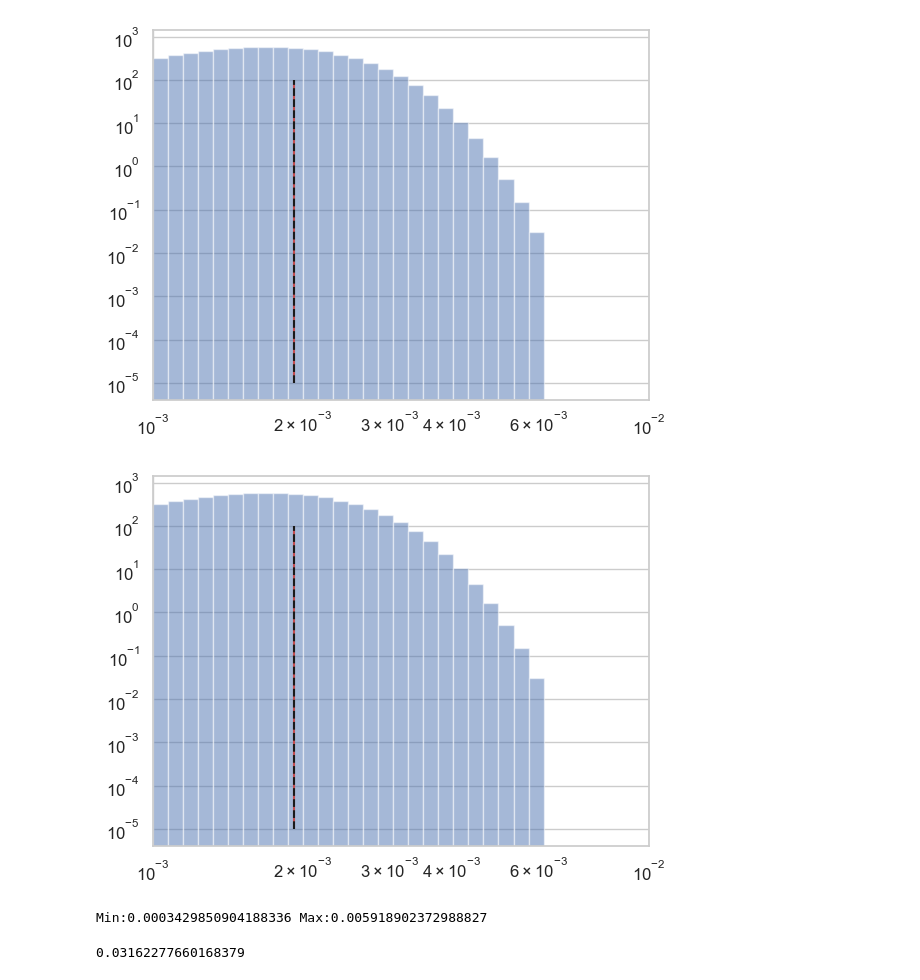
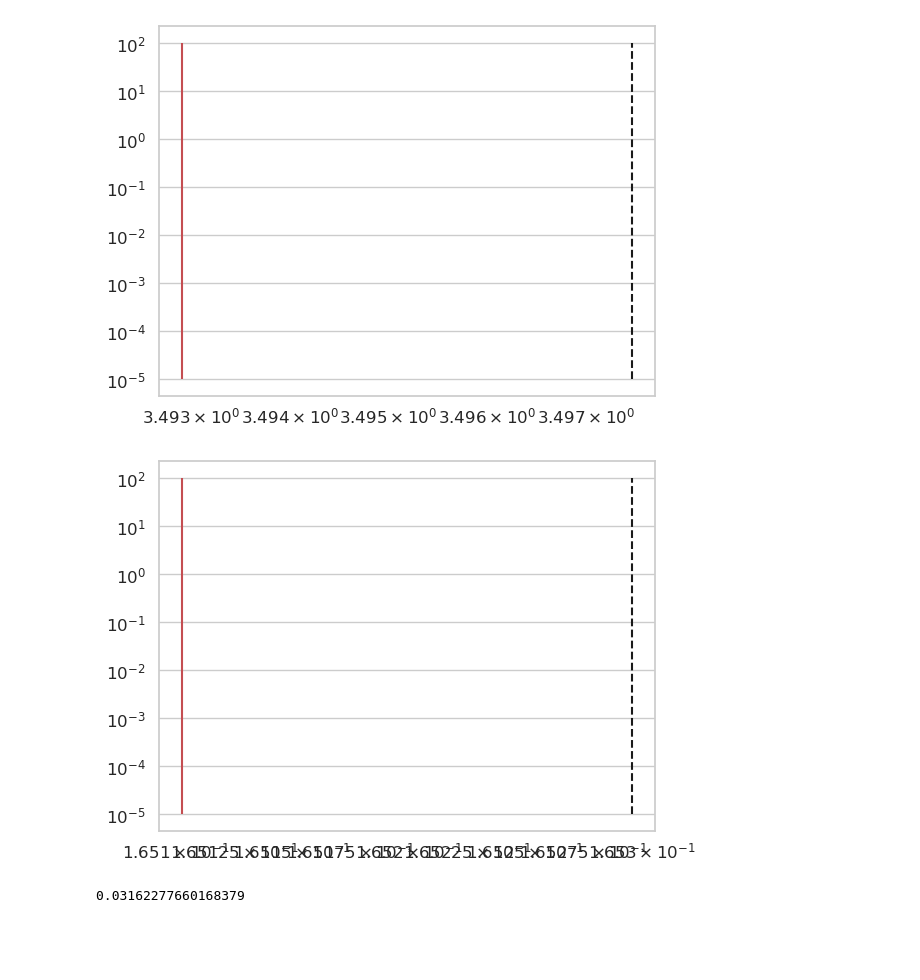
Before and after one commit to nishp99/Collective-learning-, a Jupyter notebook: test_expectations.ipynb, the cells around one changed output. Cells and saved outputs as stored; diff of their text form; code cells hidden in the pictures; blank space fills up the shorter version.

```diff
--- a/test_expectations.ipynb
+++ b/test_expectations.ipynb
@@ -92,7 +93,7 @@ def order_params_ode(students_1, students_2, teacher, D):
     return J_1, J_2, Q_1, Q_2, Q_12, S
 
 lr = 1
-T = 4
+T = 3
 D = 1000
 n = 400000
 
@@ -109,3 +110,5 @@ student_1 = perceptron(D, Covariance_1)
 student_2 = student_1 + np.random.normal(0, 1, D) * 0.001
 
 J_1, J_2, Q_1, Q_2, Q_12, S = order_params_ode(student_1, student_2, teacher, D)
+print("J_1, J_2, Q_1, Q_2, Q_12, S")
+print(J_1, J_2, Q_1, Q_2, Q_12, S)
@@ -112,5 +118,3 @@ J_1, J_2, Q_1, Q_2, Q_12, S = order_params_ode(student_1, student_2, teacher, D)
-# %%
-T = 5
 # %%
 print("J_1, J_2, Q_1, Q_2, Q_12, S")
 print(J_1, J_2, Q_1, Q_2, Q_12, S)
@@ -157,9 +161,9 @@ individual_1 = Individual_ALL(y_1, y_t)
 individual_2 = Individual_ALL(y_2, y_t)
 collaborative = Collaborative_ALL(y_1, y_2, y_t)
 # %%
-r_1 = 0.0
+r_1 = 100.0
 r_2 = 0.0
-r_12 = 1.0
+r_12 = 0.0
 tau_1 = 0.0
 tau_2 = 0.0
 # %%
@@ -256,8 +260,16 @@ def dQ_i(T, eta, r_i, r_j, r_12, tau_j, modi, sgnNu_i, sgnjNu_modi, sgnj_i,
 def dQ_ij(T, eta, r_1, r_2, r_12, tau_1, tau_2, mod1, mod2, sgn1_2, sgn2_1, sgnNu_1,
           sgnNu_2, sgn12, sgnNu1, sgnNu2, sgn1Nu_mod2, sgn2Nu_mod1, P_1, P_2, P_12, P_12_collab):
     dq_ij = (eta / 2 * (r_1 * (sgn1_2 + sgnNu_2 + tau_1 * (sgn2_1 + sgn2Nu_mod1)) * P_1**(T - 1) + r_2 * (sgn2_1 + sgnNu_1 + tau_2 * (sgn1_2 + sgn1Nu_mod2)) * P_2**(T - 1) +
-                    r_12 / 4 * (mod2 + sgn1_2 - sgn1Nu_mod2 - sgnNu_2 + mod1 + sgn2_1 - sgn2Nu_mod1 - sgnNu_1) * P_12_collab**(T - 1)) +
+                    r_12 / 2 * (mod2 + sgn1_2 - sgn1Nu_mod2 - sgnNu_2 + mod1 + sgn2_1 - sgn2Nu_mod1 - sgnNu_1) * P_12_collab**(T - 1)) +
                     eta**2 / T * ((1 + tau_1 * tau_2) * r_1 * r_2 / 4 * (1 + sgn12 + sgnNu1 + sgnNu2) * P_12**(T - 1) +
                                   r_12**2 / 4 * (1 + sgn12 - sgnNu1 - sgnNu2) * P_12_collab**(T - 1) +
                                   tau_1 * r_1**2 / 2 * (sgn12 + sgnNu2) * P_1**(T - 1) + tau_2 * r_2**2 / 2 * (sgn12 + sgnNu1) * P_2**(T - 1)))
     return dq_ij
+
+"""def dQ_ij_cross(T, eta, r_12, sgn12, sgnNu1, sgnNu2, P_12_collab):
+    return eta**2 / T * (r_12**2 / 4 * (1 + sgn12 - sgnNu1 - sgnNu2) * P_12_collab**(T - 1))
+
+def dQ_ij_1():
+
+
+dQ_ij_2"""
@@ -300,29 +312,28 @@ plt.hist(Q_1_emp, bins=bins, alpha=0.5, label='Q_1_emp - dQ_1', density=True, cu
 plt.vlines(dQ_1, ymin=1e-5, ymax=1e2, colors='r', label='dQ_1')
 plt.vlines(Q_1_emp.mean(), ymin=1e-5, ymax=1e2, colors='k', label='dQ_1', linestyles='dashed')
 # plt.hist(dQ_1, bins=bins, alpha=0.5, label='Q_1_emp - dQ_1', density=True, cumulative=False);
-plt.xlim(1e-3,1e-2)
+#plt.xlim(1e-4,1e-1)
 plt.xscale('log')
 plt.yscale('log')
 # %% [output]
-[figure, old version]
+[figure, new version]
 # %%
 bins = np.logspace(-4, -1, 100)
 plt.hist(Q_12_emp, bins=bins, alpha=0.5, label='Q_12_emp ', density=True, cumulative=False);
-plt.vlines(1.705*dQ_12, ymin=1e-5, ymax=1e2, colors='r', label='dQ_12')
+plt.vlines(dQ_12, ymin=1e-5, ymax=1e2, colors='r', label='dQ_12')
 plt.vlines(Q_12_emp.mean(), ymin=1e-5, ymax=1e2, colors='k', label='dQ_12', linestyles='dashed')
 # plt.hist(dQ_1, bins=bins, alpha=0.5, label='Q_1_emp - dQ_1', density=True, cumulative=False);
-plt.xlim(1e-3,1e-2)
+#plt.xlim(1e-4,1e-1)
 plt.xscale('log')
 plt.yscale('log')
 plt.show()
 
 vals= [val.item() for val in sorted(Q_12_emp) if val.item()>0];
 # plt.semilogx(vals, np.arange(len(vals)), marker='.', linestyle='none');
 # plt.ylim(340000,400000)
-print(f"Min:{min(vals)}", f"Max:{max(vals)}")
+#print(f"Min:{min(vals)}", f"Max:{max(vals)}")
 # %% [output]
-[figure, old version]
+[figure, new version]
-Min:0.0003429850904188336 Max:0.005918902372988827
 # %%
 1/1000**.5
 # %% [output]
```
Also changed, not shown: parts of 7 cells of this notebook, 2 other files.
